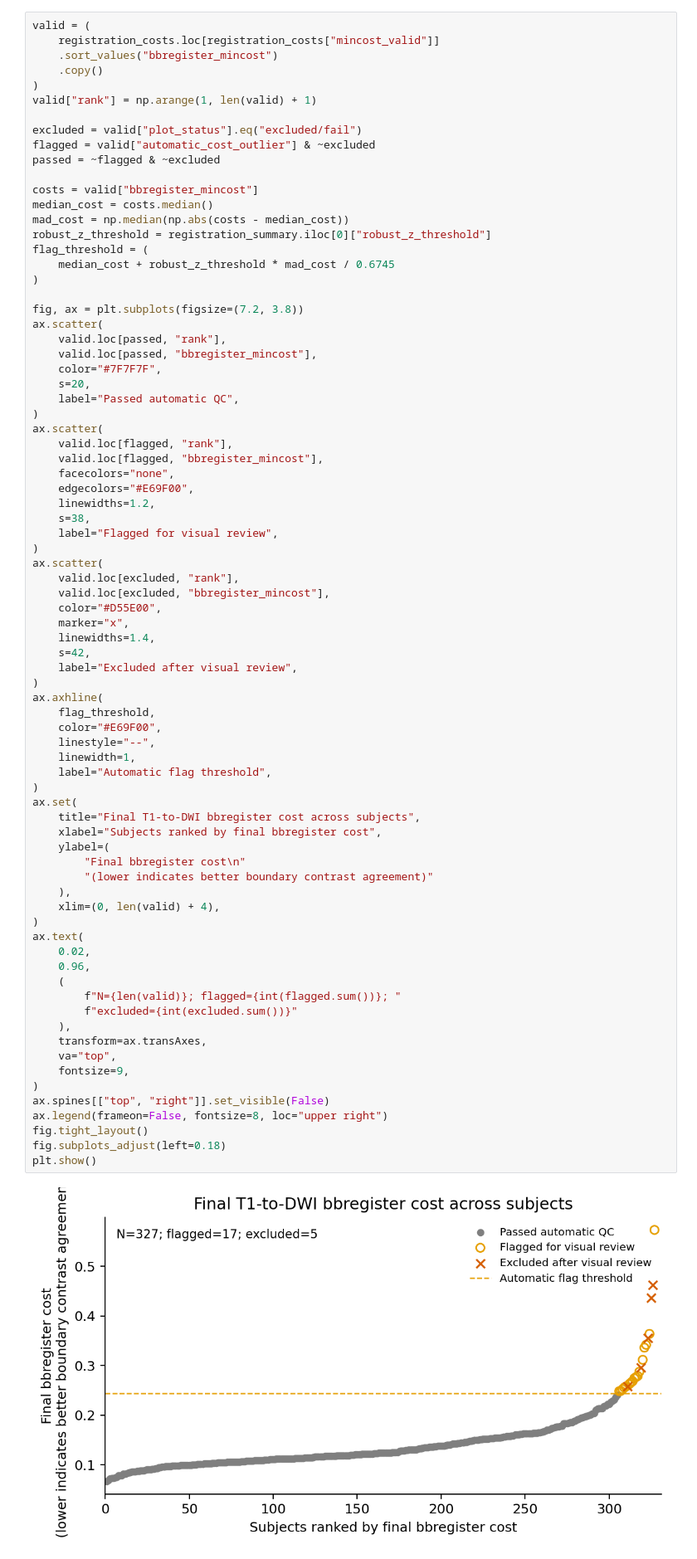
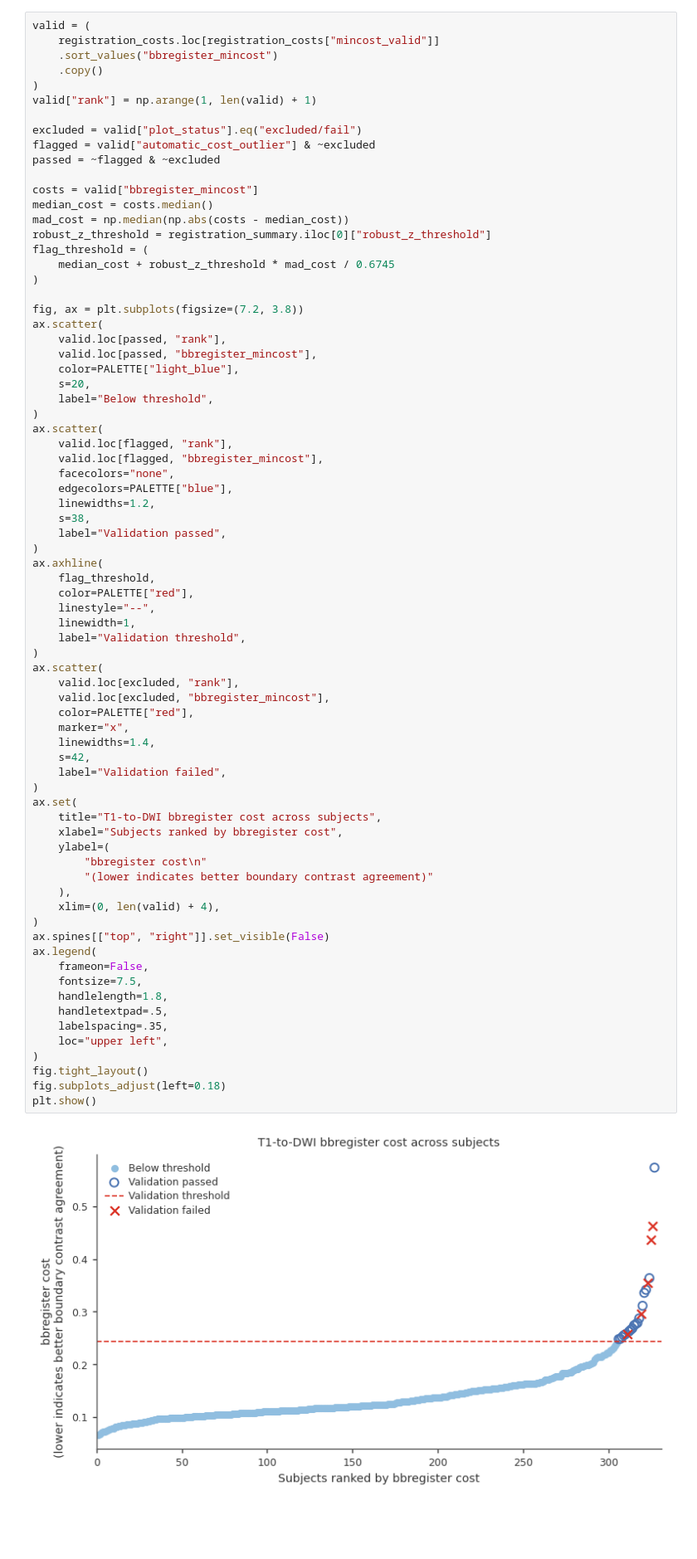
Before and after one commit to chloe-xintong/cortical-column-normative-modeling, a Jupyter notebook: analysis_results/figure2/figure2_AB_method_comparison.ipynb, the cells around one changed output. Shown at 83% size. Cells and saved outputs as stored; diff of their text form; blank space fills up the shorter version.

Commit message:
Update Figure 2 analysis workflows

```diff
--- a/analysis_results/figure2/figure2_AB_method_comparison.ipynb
+++ b/analysis_results/figure2/figure2_AB_method_comparison.ipynb
@@ -626,62 +627,58 @@ fig, ax = plt.subplots(figsize=(7.2, 3.8))
 ax.scatter(
     valid.loc[passed, "rank"],
     valid.loc[passed, "bbregister_mincost"],
-    color="#7F7F7F",
+    color=PALETTE["light_blue"],
     s=20,
-    label="Passed automatic QC",
+    label="Below threshold",
 )
 ax.scatter(
     valid.loc[flagged, "rank"],
     valid.loc[flagged, "bbregister_mincost"],
     facecolors="none",
-    edgecolors="#E69F00",
+    edgecolors=PALETTE["blue"],
     linewidths=1.2,
     s=38,
-    label="Flagged for visual review",
+    label="Validation passed",
+)
+ax.axhline(
+    flag_threshold,
+    color=PALETTE["red"],
+    linestyle="--",
+    linewidth=1,
+    label="Validation threshold",
 )
 ax.scatter(
     valid.loc[excluded, "rank"],
     valid.loc[excluded, "bbregister_mincost"],
-    color="#D55E00",
+    color=PALETTE["red"],
     marker="x",
     linewidths=1.4,
     s=42,
-    label="Excluded after visual review",
-)
-ax.axhline(
-    flag_threshold,
-    color="#E69F00",
-    linestyle="--",
-    linewidth=1,
-    label="Automatic flag threshold",
+    label="Validation failed",
 )
 ax.set(
-    title="Final T1-to-DWI bbregister cost across subjects",
-    xlabel="Subjects ranked by final bbregister cost",
+    title="T1-to-DWI bbregister cost across subjects",
+    xlabel="Subjects ranked by bbregister cost",
     ylabel=(
-        "Final bbregister cost\n"
+        "bbregister cost\n"
         "(lower indicates better boundary contrast agreement)"
     ),
     xlim=(0, len(valid) + 4),
 )
-ax.text(
-    0.02,
-    0.96,
-    (
-        f"N={len(valid)}; flagged={int(flagged.sum())}; "
-        f"excluded={int(excluded.sum())}"
-    ),
-    transform=ax.transAxes,
-    va="top",
-    fontsize=9,
+ax.spines[["top", "right"]].set_visible(False)
+ax.legend(
+    frameon=False,
+    fontsize=7.5,
+    handlelength=1.8,
+    handletextpad=.5,
+    labelspacing=.35,
+    loc="upper left",
 )
-ax.spines[["top", "right"]].set_visible(False)
-ax.legend(frameon=False, fontsize=8, loc="upper right")
 fig.tight_layout()
 fig.subplots_adjust(left=0.18)
 plt.show()
 # %% [output]
-[figure, old version]
+[figure, new version]
 # %% [markdown]
 ### Figure 2C supplementary distributions
 
```
Also changed, not shown: parts of 7 cells of this notebook, 16 other files.
